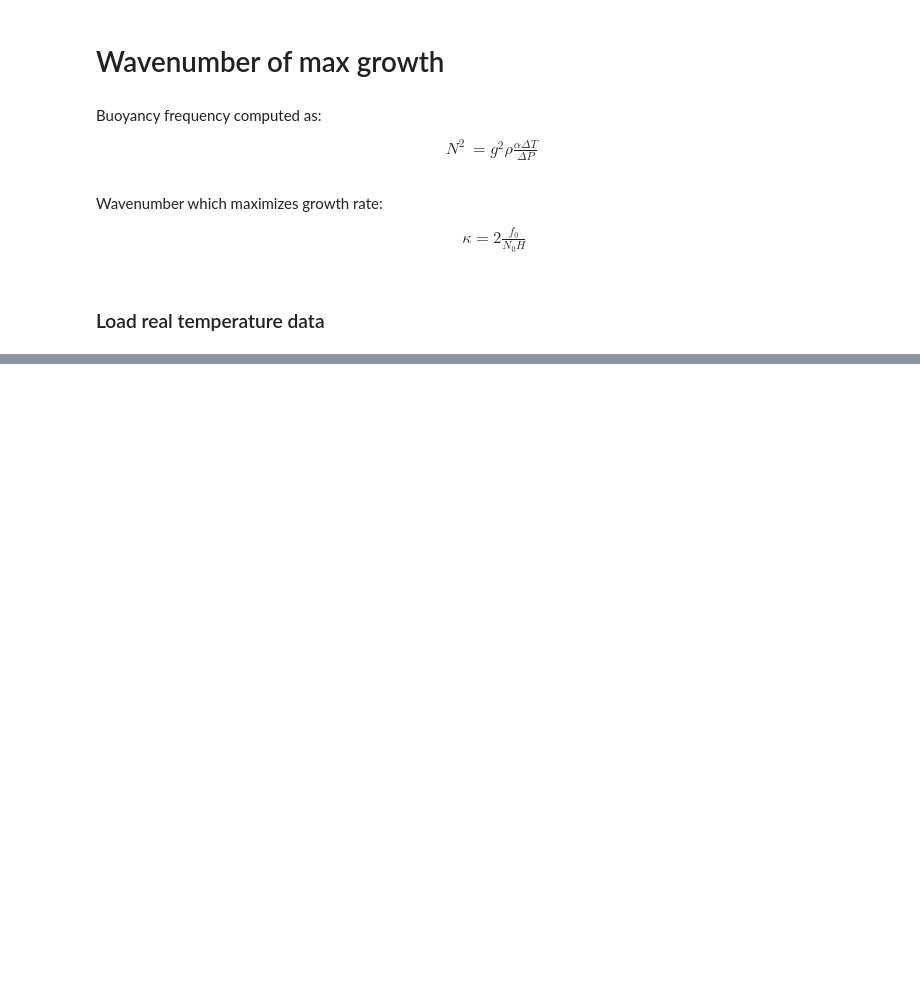
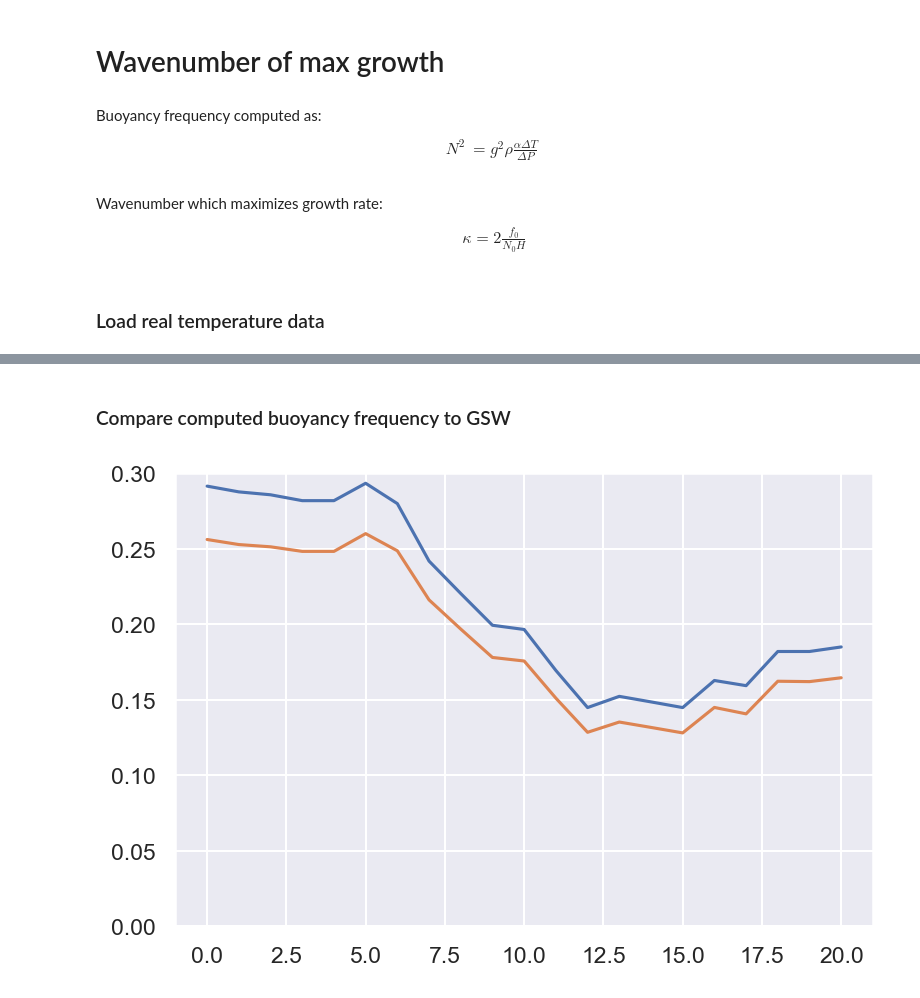
Before and after one commit to ktcarr/12.843, a Jupyter notebook: lab4/analysis.ipynb, the cells around one changed output, grey strips where cells are left out. Drawn from its saved outputs; the diff is of its cells as text; code cells hidden in the pictures; blank space fills up the shorter version.

```diff
--- a/lab4/analysis.ipynb
+++ b/lab4/analysis.ipynb
@@ -198,0 +200,24 @@ plt.show()
+# %% [markdown]
+### Compare computed buoyancy frequency to GSW
+# %%
+def get_N0_gsw(T,p):
+    '''Compute buoyancy frequency given Temperature and pressure using GSW toolbox.
+    Each column corresponds to different sensor'''
+    SA  = np.zeros_like(T)              # salinity = 0
+    p   = np.tile(p, (T.shape[0],1))      # reshape to match temperature
+    CT  = gsw.CT_from_t(SA,  T, p) # conservative temperature
+    N2,_= gsw.Nsquared( SA, CT, p, axis=1)   # buoyancy frequency squared
+    return np.sqrt(N2)
+
+T = T_data[500].iloc[:,[6,7]].values
+p = sensor_depth[2:3]
+
+N0_v1 = get_N0(T,p)
+N0_gsw= get_N0_gsw(T,p)
+
+plt.plot(N0_v1)
+plt.plot(N0_gsw)
+plt.ylim([0,.3])
+plt.show()
+# %% [output]
+[figure, added]
```
Also changed, not shown: parts of 2 cells of this notebook.
